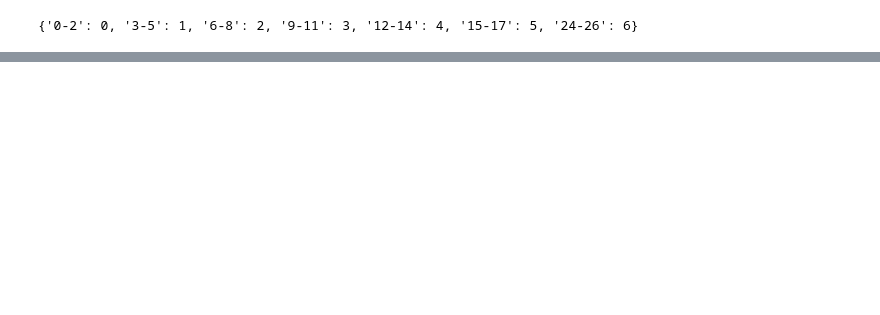
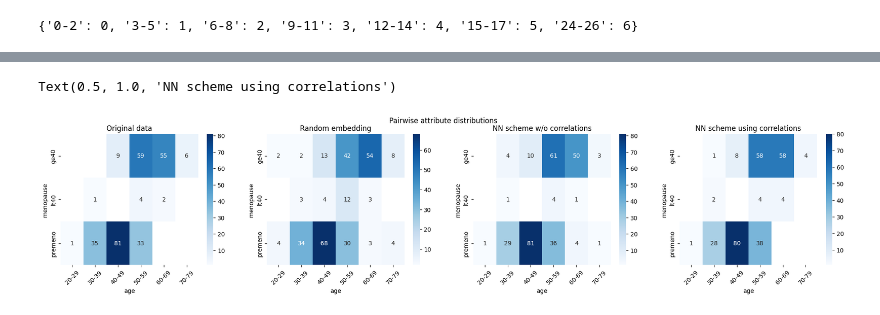
Before and after one commit to tanjascats/NCorr-FP, a Jupyter notebook: experiments.ipynb, the cells around one changed output, grey strips where cells are left out. Cells and saved outputs as stored; diff of their text form; code cells hidden in the pictures; blank space fills up the shorter version.

```diff
--- a/experiments.ipynb
+++ b/experiments.ipynb
@@ -190,0 +332,13 @@ ax.set_xticklabels(
+# %%
+# first decode the values
+X['age'] = enc_age.inverse_transform(X['age'])
+X['menopause'] = enc_meno.inverse_transform(X['menopause'])
+
+fp_data_rand['age'] = enc_age.inverse_transform(fp_data_rand['age'])
+fp_data_rand['menopause'] = enc_meno.inverse_transform(fp_data_rand['menopause'])
+
+fp_data_blind['age'] = enc_age.inverse_transform(fp_data_blind['age'])
+fp_data_blind['menopause'] = enc_meno.inverse_transform(fp_data_blind['menopause'])
+
+fp_data_blind_corr['age'] = enc_age.inverse_transform(fp_data_blind_corr['age'])
+fp_data_blind_corr['menopause'] = enc_meno.inverse_transform(fp_data_blind_corr['menopause'])
@@ -190,0 +356,59 @@ ax.set_xticklabels(
+# %%
+# We investigate the pairwise attribute distributions of correlated attributes.
+# E.g., age and menopause
+fig, axs = plt.subplots(1, 4, figsize=(24,4))
+axs = axs.flat
+fig.suptitle('Pairwise attribute distributions')
+
+############
+# ORIGINAL #
+############
+# age vs menopause
+df_2dhist = pd.DataFrame({
+    x_label: grp['menopause'].value_counts()
+    for x_label, grp in X.groupby('age')
+})
+sns.heatmap(df_2dhist, cmap=sns.color_palette("Blues", as_cmap=True), annot=True, ax=axs[0])
+axs[0].set_xlabel('age')
+axs[0].set_ylabel('menopause')
+axs[0].set_xticklabels(axs[0].get_xticklabels(), rotation=45)
+axs[0].set_title('Original data')
+
+
+# random embedding
+df_2dhist = pd.DataFrame({
+    x_label: grp['menopause'].value_counts()
+    for x_label, grp in fp_data_rand.groupby('age')
+})
+sns.heatmap(df_2dhist, cmap=sns.color_palette("Blues", as_cmap=True), annot=True, ax=axs[1])
+axs[1].set_xlabel('age')
+axs[1].set_ylabel('menopause')
+axs[1].set_xticklabels(axs[1].get_xticklabels(), rotation=45)
+axs[1].set_title('Random embedding')
+
+
+# NN scheme without correlations
+df_2dhist = pd.DataFrame({
+    x_label: grp['menopause'].value_counts()
+    for x_label, grp in fp_data_blind.groupby('age')
+})
+sns.heatmap(df_2dhist, cmap=sns.color_palette("Blues", as_cmap=True), annot=True, ax=axs[2])
+axs[2].set_xlabel('age')
+axs[2].set_ylabel('menopause')
+axs[2].set_xticklabels(axs[2].get_xticklabels(), rotation=45)
+axs[2].set_title('NN scheme w/o correlations')
+
+
+# NN scheme with correlations
+df_2dhist = pd.DataFrame({
+    x_label: grp['menopause'].value_counts()
+    for x_label, grp in fp_data_blind_corr.groupby('age')
+})
+sns.heatmap(df_2dhist, cmap=sns.color_palette("Blues", as_cmap=True), annot=True, ax=axs[3])
+axs[3].set_xlabel('age')
+axs[3].set_ylabel('menopause')
+axs[3].set_xticklabels(axs[3].get_xticklabels(), rotation=45)
+axs[3].set_title('NN scheme using correlations')
+# %% [output]
+Text(0.5, 1.0, 'NN scheme using correlations')
+[figure, added]
```
Also changed, not shown: parts of 26 cells of this notebook.
